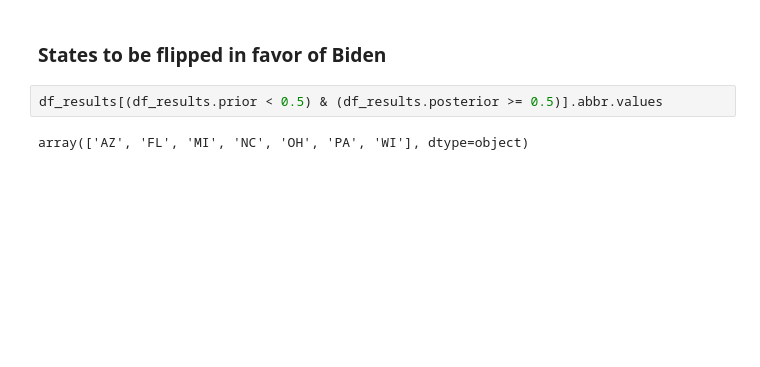
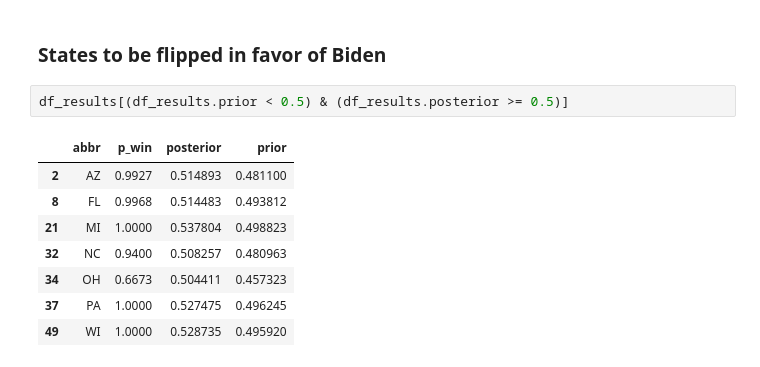
Before and after one commit to ratish-dalvi/election-forecasting, a Jupyter notebook: src/Election Forecast.ipynb, the cells around one changed output. Cells and saved outputs as stored; diff of their text form; blank space fills up the shorter version.

```diff
--- a/src/Election Forecast.ipynb
+++ b/src/Election Forecast.ipynb
@@ -121,6 +121,13 @@ fig.show()
 # %% [markdown]
 ### States to be flipped in favor of Biden
 # %%
-df_results[(df_results.prior < 0.5) & (df_results.posterior >= 0.5)].abbr.values
+df_results[(df_results.prior < 0.5) & (df_results.posterior >= 0.5)]
 # %% [output]
-array(['AZ', 'FL', 'MI', 'NC', 'OH', 'PA', 'WI'], dtype=object)
+|  | abbr | p_win | posterior | prior |
+| 2 | AZ | 0.9927 | 0.514893 | 0.481100 |
+| 8 | FL | 0.9968 | 0.514483 | 0.493812 |
+| 21 | MI | 1.0000 | 0.537804 | 0.498823 |
+| 32 | NC | 0.9400 | 0.508257 | 0.480963 |
+| 34 | OH | 0.6673 | 0.504411 | 0.457323 |
+| 37 | PA | 1.0000 | 0.527475 | 0.496245 |
+| 49 | WI | 1.0000 | 0.528735 | 0.495920 |
```
Also changed, not shown: parts of 2 cells of this notebook, 3 other files.
